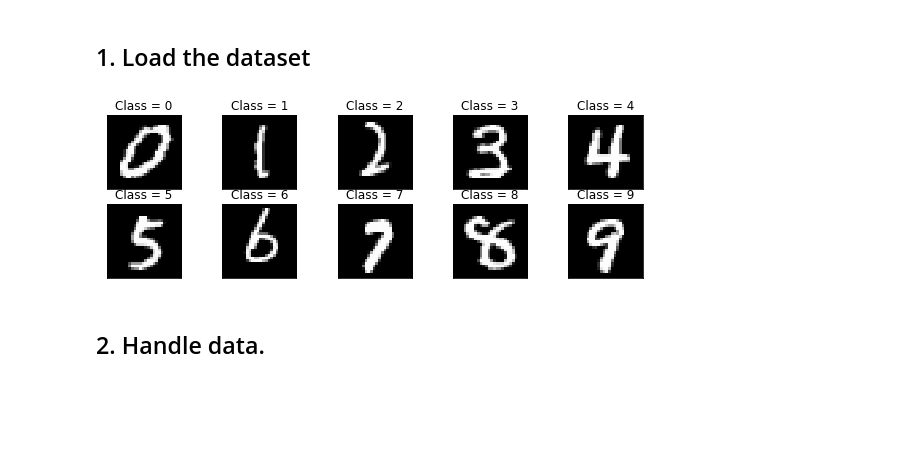
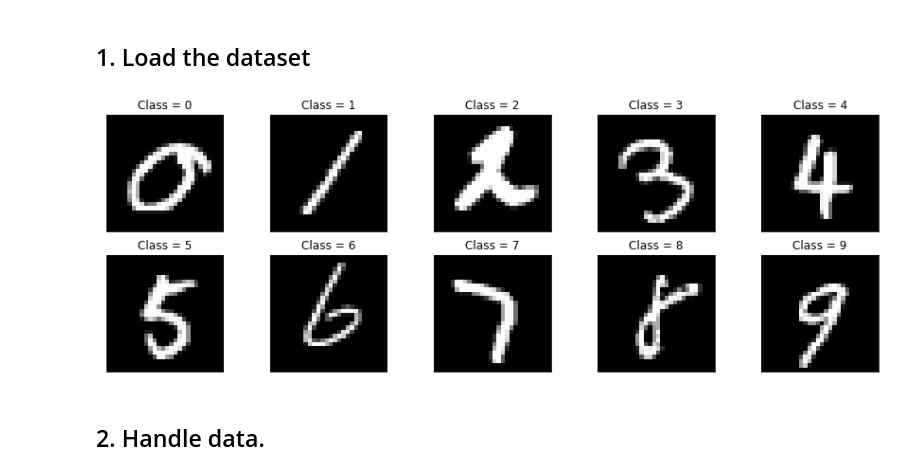
Before and after one commit to mdhoffschmidt/deeplearning, a Jupyter notebook: mnist.ipynb, the cells around one changed output. Saved outputs shown, nothing was run; the diff lists cells and outputs as text; code cells hidden in the pictures; blank space fills up the shorter version.

```diff
--- a/mnist.ipynb
+++ b/mnist.ipynb
@@ -25,18 +25,18 @@ Using TensorFlow backend.
 num_classes = np.max(y_train) + 1
 # %%
 # Display an image for each class.
-fig = plt.figure(figsize=(10,3))
+fig = plt.figure(figsize=(15,5))
 for i in range(num_classes):
     ax = fig.add_subplot(2, 5, 1 + i, xticks=[], yticks=[])
     idx = np.where(y_train[:] == i)[0]
     features_idx = x_train[idx,::]
     img_num = np.random.randint(features_idx.shape[0])
     im = features_idx[img_num]
     plt.imshow(im, cmap="gray")
     plt.title("Class = {}".format(i))
 plt.show()
 # %% [output]
-[figure, old version]
+[figure, new version]
 # %% [markdown]
 ## 2. Handle data.
 # %%
```
Also changed, not shown: 2 other files.
